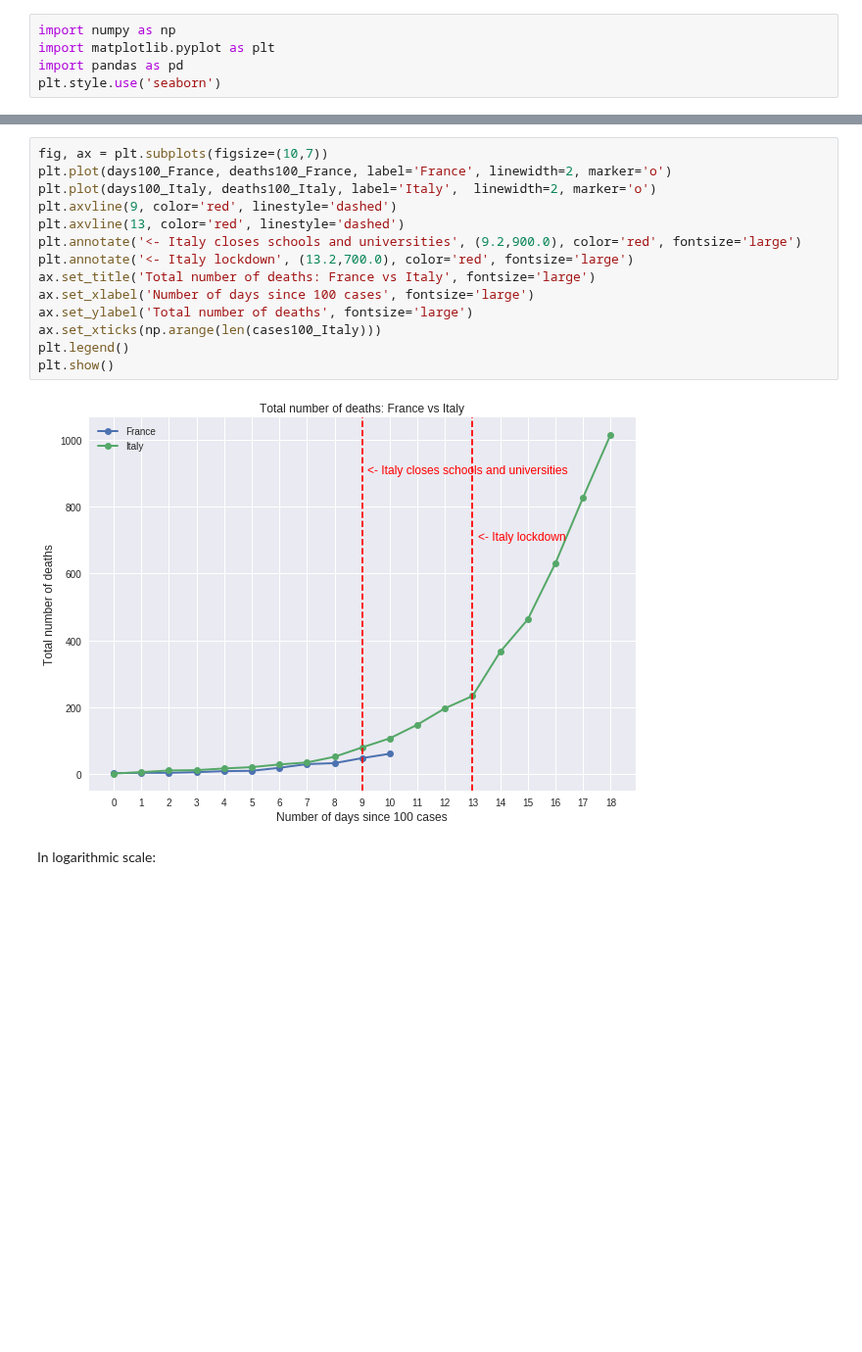
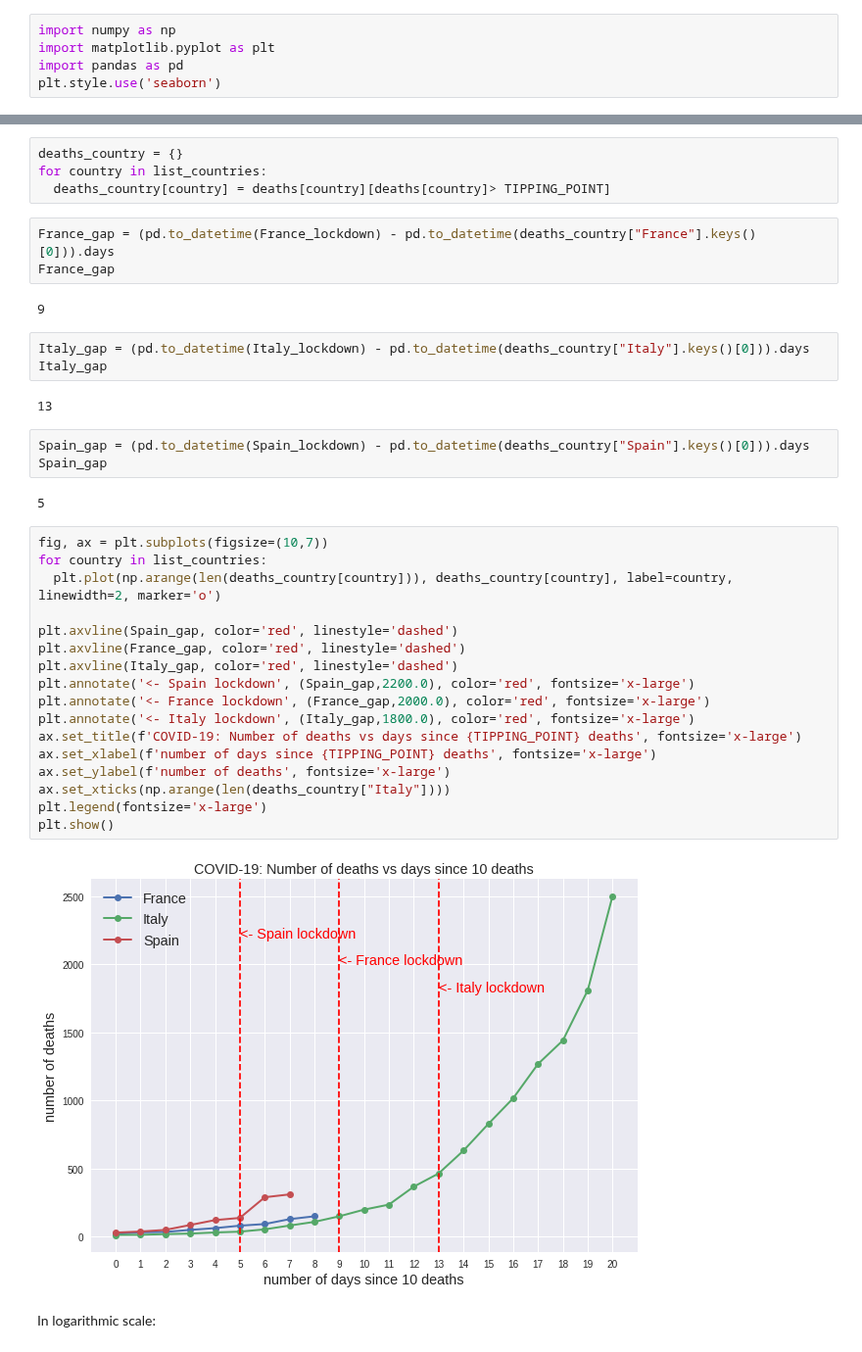
Before and after one commit to alonsosilvaallende/COVID-19, a Jupyter notebook: COVID_19_deaths.ipynb, the cells around one changed output, grey strips where cells are left out. Shown at 98% size. Cells and saved outputs as stored; diff of their text form; blank space fills up the shorter version.

```diff
--- a/COVID_19_deaths.ipynb
+++ b/COVID_19_deaths.ipynb
@@ -23,19 +26,41 @@ On March 3, France reaches more than 100 cases, on March 16 (13 days later) Fran
+# %%
+deaths_country = {}
+for country in list_countries:
+  deaths_country[country] = deaths[country][deaths[country]> TIPPING_POINT]
+# %%
+France_gap = (pd.to_datetime(France_lockdown) - pd.to_datetime(deaths_country["France"].keys()[0])).days
+France_gap
+# %% [output]
+9
+# %%
+Italy_gap = (pd.to_datetime(Italy_lockdown) - pd.to_datetime(deaths_country["Italy"].keys()[0])).days
+Italy_gap
+# %% [output]
+13
+# %%
+Spain_gap = (pd.to_datetime(Spain_lockdown) - pd.to_datetime(deaths_country["Spain"].keys()[0])).days
+Spain_gap
+# %% [output]
+5
 # %%
 fig, ax = plt.subplots(figsize=(10,7))
-plt.plot(days100_France, deaths100_France, label='France', linewidth=2, marker='o')
-plt.plot(days100_Italy, deaths100_Italy, label='Italy',  linewidth=2, marker='o')
-plt.axvline(9, color='red', linestyle='dashed')
-plt.axvline(13, color='red', linestyle='dashed')
-plt.annotate('<- Italy closes schools and universities', (9.2,900.0), color='red', fontsize='large')
-plt.annotate('<- Italy lockdown', (13.2,700.0), color='red', fontsize='large')
-ax.set_title('Total number of deaths: France vs Italy', fontsize='large')
-ax.set_xlabel('Number of days since 100 cases', fontsize='large')
-ax.set_ylabel('Total number of deaths', fontsize='large')
-ax.set_xticks(np.arange(len(cases100_Italy)))
-plt.legend()
+for country in list_countries:
+  plt.plot(np.arange(len(deaths_country[country])), deaths_country[country], label=country, linewidth=2, marker='o')
+
+plt.axvline(Spain_gap, color='red', linestyle='dashed')
+plt.axvline(France_gap, color='red', linestyle='dashed')
+plt.axvline(Italy_gap, color='red', linestyle='dashed')
+plt.annotate('<- Spain lockdown', (Spain_gap,2200.0), color='red', fontsize='x-large')
+plt.annotate('<- France lockdown', (France_gap,2000.0), color='red', fontsize='x-large')
+plt.annotate('<- Italy lockdown', (Italy_gap,1800.0), color='red', fontsize='x-large')
+ax.set_title(f'COVID-19: Number of deaths vs days since {TIPPING_POINT} deaths', fontsize='x-large')
+ax.set_xlabel(f'number of days since {TIPPING_POINT} deaths', fontsize='x-large')
+ax.set_ylabel(f'number of deaths', fontsize='x-large')
+ax.set_xticks(np.arange(len(deaths_country["Italy"])))
+plt.legend(fontsize='x-large')
 plt.show()
 # %% [output]
-[figure, old version]
+[figure, new version]
 # %% [markdown]
 In logarithmic scale:
 # %%
```
Also changed, not shown: parts of 10 cells of this notebook.
